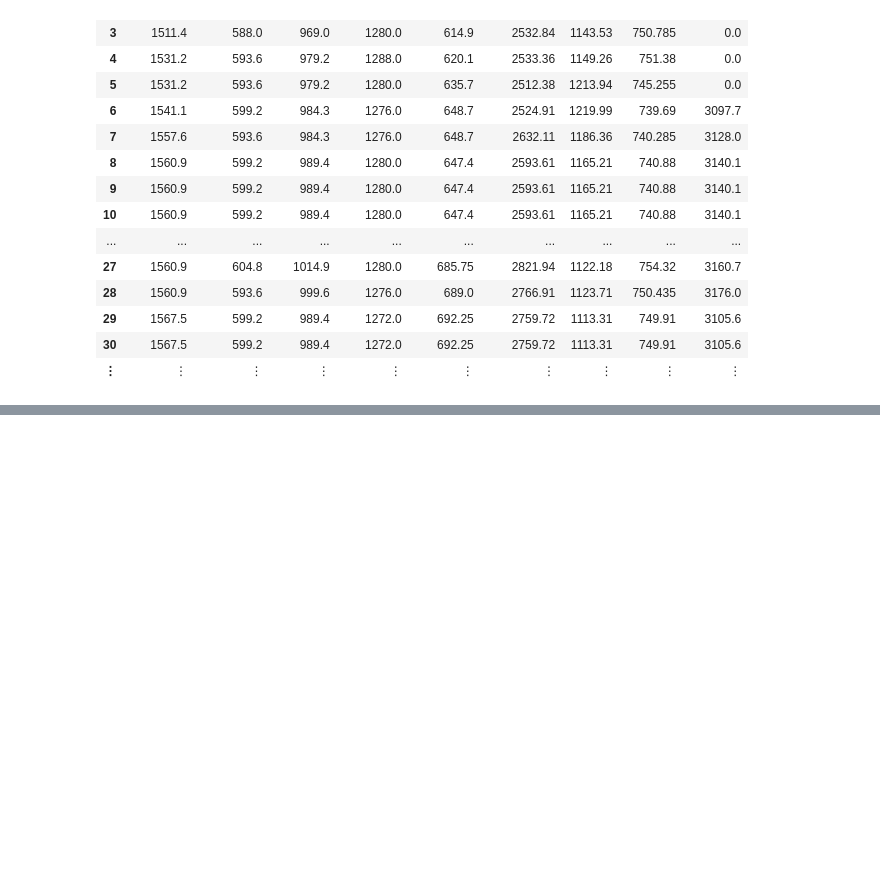
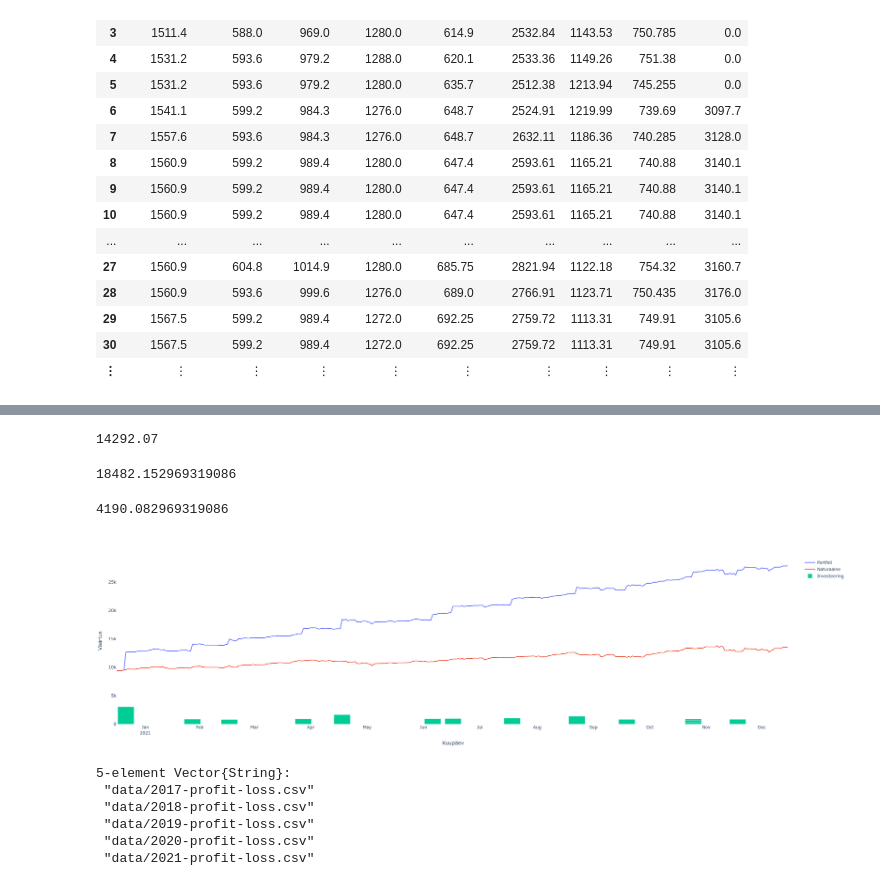
Before and after one commit to kilpkonn/PortfolioAnalysis, a Jupyter notebook: 2021-recap.ipynb, the cells around one changed output, grey strips where cells are left out. Cells and saved outputs as stored; diff of their text form; code cells hidden in the pictures; blank space fills up the shorter version.

```diff
--- a/2021-recap.ipynb
+++ b/2021-recap.ipynb
@@ -318,0 +308,53 @@ PlotlyJS.plot(plotdf, x=:Kuupäev, y=:Väärtus, color=:Aktsia, legend = :outert
+# %%
+invested = -sum(alltradesdf[(alltradesdf."TEHINGUPÄEV" .>= periodstart) .& (alltradesdf."TEHINGUPÄEV" .<= periodend), "KOKKU"])
+# %% [output]
+14292.07
+# %%
+growth = sum(last(yearportfoliodf)[1:end-1]) - sum(first(yearportfoliodf)[1:end-1])
+# %% [output]
+18482.152969319086
+# %%
+profit = growth - invested
+# %% [output]
+4190.082969319086
+# %%
+plotdf = plotdf = yearportfoliodf[!, ["Kuupäev"]]
+plotdf."KOKKU" = sum.(eachrow(yearportfoliodf[!, names(yearportfoliodf)[1:end-1]]))
+
+df = yearportfoliodf[!, ["Kuupäev"]]
+df."KOKKU" = sum.(eachrow(yearportfoliodf[!, names(yearportfoliodf)[1:end-1]]))
+yearbuysdf = alltradesdf[(alltradesdf."TEHINGUPÄEV" .>= periodstart) .& (alltradesdf."TEHINGUPÄEV" .<= periodend), ["TEHINGUPÄEV", "KOKKU"]]
+for row in eachrow(df)
+    row."KOKKU" += yearbuysdf[row."Kuupäev" .>= yearbuysdf."TEHINGUPÄEV", "KOKKU"] |> sum
+end
+
+df2 = alltradesdf[(alltradesdf."TEHINGUPÄEV" .>= periodstart) .& (alltradesdf."TEHINGUPÄEV" .<= periodend), ["TEHINGUPÄEV", "KOKKU"]]
+df2."KOKKU" = -df2."KOKKU"
+
+layout = Layout(
+    xaxis_title="Kuupäev",
+    yaxis_title="Väärtus",
+    xaxis=attr(dtick="M1", tickformat="%b\n%Y", ticklabelmode="period", range=[periodstart, periodend]),
+    plot_bgcolor="white",
+    width=1800, height=600,
+    barmode="relative"
+)
+plot(
+    [
+     scatter(plotdf, x=:Kuupäev, y=:KOKKU, name="Portfell")
+     scatter(df, x=:Kuupäev, y=:KOKKU, name="Naturaalne")
+     bar(df2, x=:TEHINGUPÄEV, y=:KOKKU, name="Investeering")
+    ],
+    layout
+)
+# %% [output]
+[figure, added]
+# %%
+profitlossfiles = glob("data/*-profit-loss.csv")
+# %% [output]
+5-element Vector{String}:
+ "data/2017-profit-loss.csv"
+ "data/2018-profit-loss.csv"
+ "data/2019-profit-loss.csv"
+ "data/2020-profit-loss.csv"
+ "data/2021-profit-loss.csv"
```
Also changed, not shown: parts of 14 cells of this notebook.
